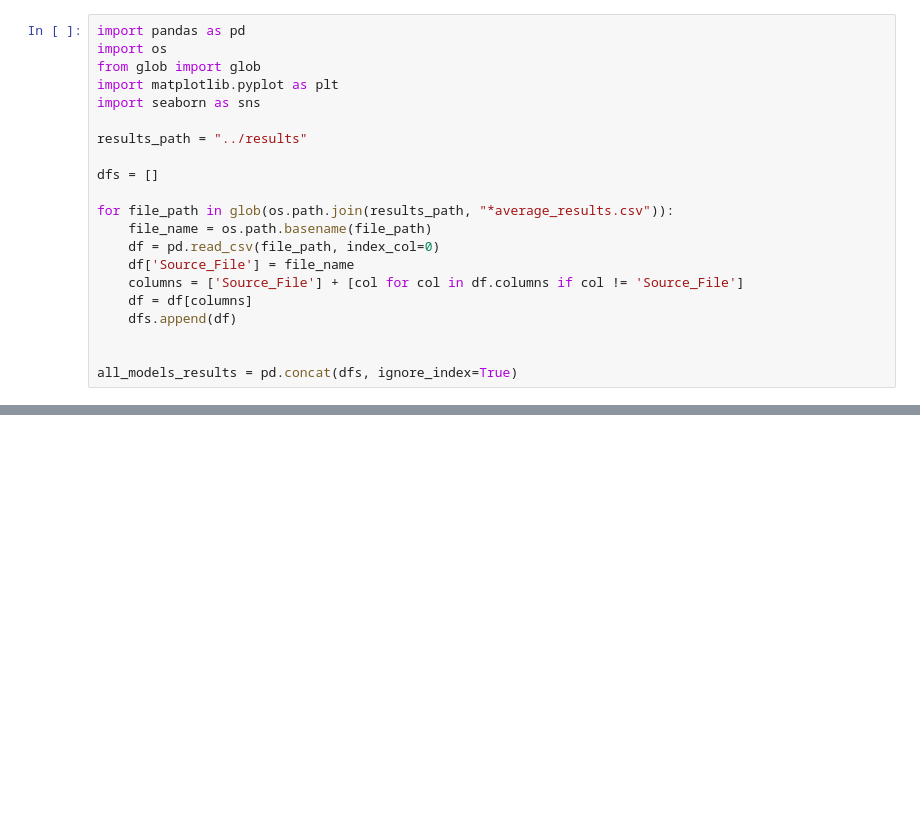
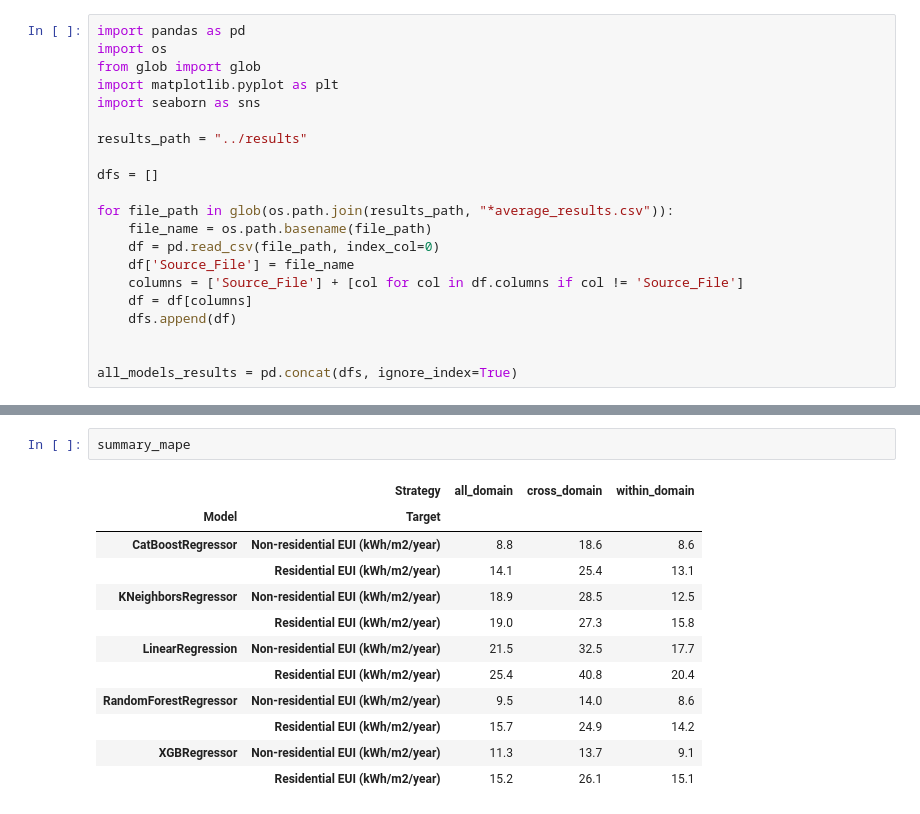
Before and after one commit to AliciaXia222/Capstone-Team-Climate-Trace, a Jupyter notebook: notebooks/070_Model_Comparison.ipynb, the cells around one changed output, grey strips where cells are left out. Drawn from its saved outputs; the diff is of its cells as text; blank space fills up the shorter version.

```diff
--- a/notebooks/070_Model_Comparison.ipynb
+++ b/notebooks/070_Model_Comparison.ipynb
@@ -192,0 +212,15 @@ plt.show()
+# %%
+summary_mape
+# %% [output]
+|  | Strategy | all_domain | cross_domain | within_domain |
+| Model | Target |  |  |  |
+| CatBoostRegressor | Non-residential EUI (kWh/m2/year) | 8.8 | 18.6 | 8.6 |
+|  | Residential EUI (kWh/m2/year) | 14.1 | 25.4 | 13.1 |
+| KNeighborsRegressor | Non-residential EUI (kWh/m2/year) | 18.9 | 28.5 | 12.5 |
+|  | Residential EUI (kWh/m2/year) | 19.0 | 27.3 | 15.8 |
+| LinearRegression | Non-residential EUI (kWh/m2/year) | 21.5 | 32.5 | 17.7 |
+|  | Residential EUI (kWh/m2/year) | 25.4 | 40.8 | 20.4 |
+| RandomForestRegressor | Non-residential EUI (kWh/m2/year) | 9.5 | 14.0 | 8.6 |
+|  | Residential EUI (kWh/m2/year) | 15.7 | 24.9 | 14.2 |
+| XGBRegressor | Non-residential EUI (kWh/m2/year) | 11.3 | 13.7 | 9.1 |
+|  | Residential EUI (kWh/m2/year) | 15.2 | 26.1 | 15.1 |
```
Also changed, not shown: parts of 6 cells of this notebook, 2 other files.
